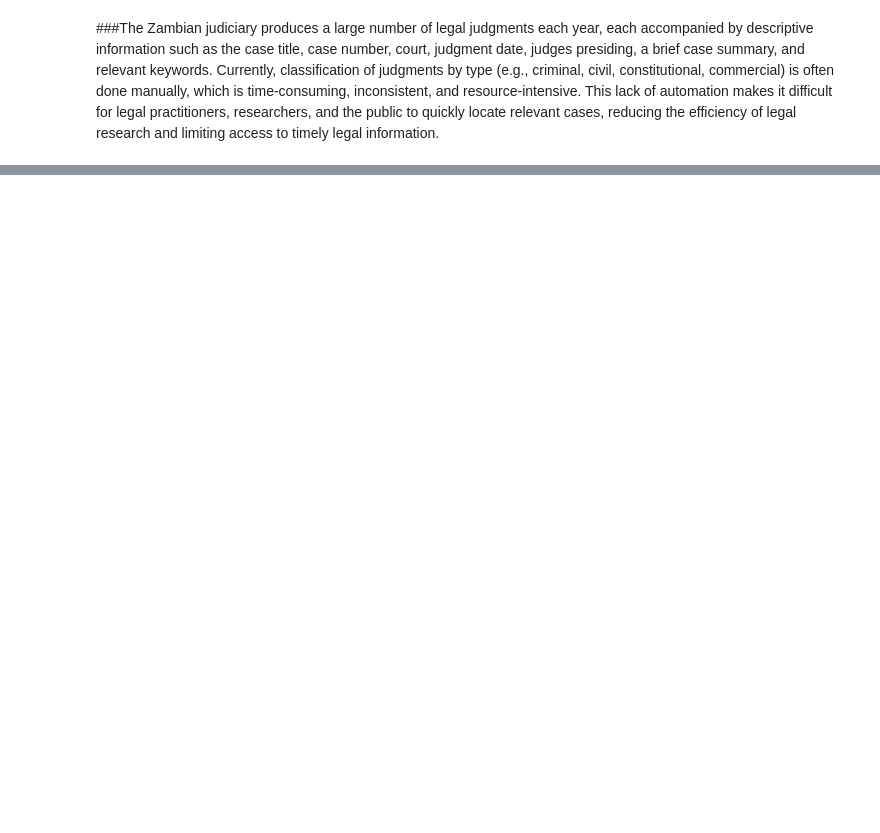
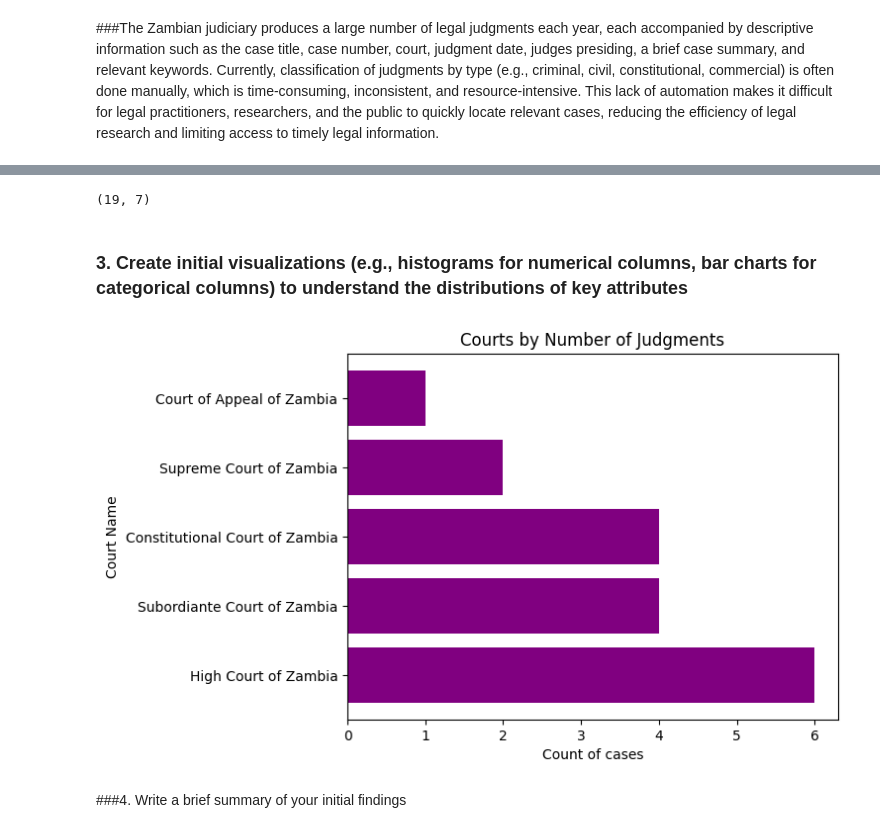
Before and after one commit to SuwilanjiTrey/DataMining-11, a Jupyter notebook: dataMiningGroup11.ipynb, the cells around one changed output, grey strips where cells are left out. Drawn from its saved outputs; the diff is of its cells as text; code cells hidden in the pictures; blank space fills up the shorter version.

Commit message:
[DU] Added Data Understanding portion of the assignment

```diff
--- a/dataMiningGroup11.ipynb
+++ b/dataMiningGroup11.ipynb
@@ -52,0 +60,4 @@
+# %%
+import pandas as pd
+file_path = "/content/drive/MyDrive/Colab Notebooks/misc-unza25-csc4792-project_team11/Group_11_classification_of_judgements - Group_11_Classification_of_type.csv"
+df = pd.read_csv(file_path)
@@ -52,0 +100,18 @@
+# %%
+df.shape
+# %% [output]
+(19, 7)
+# %% [markdown]
+### 3. Create initial visualizations (e.g., histograms for numerical columns, bar charts for categorical columns) to understand the distributions of key attributes
+# %%
+import matplotlib.pyplot as plt
+var_court_counts = df['Court'].value_counts()
+plt.barh(var_court_counts.index,var_court_counts.values,color="purple")
+plt.title("Courts by Number of Judgments")
+plt.xlabel("Count of cases")
+plt.ylabel("Court Name")
+plt.show()
+# %% [output]
+[figure, added]
+# %% [markdown]
+###4. Write a brief summary of your initial findings
```
Also changed, not shown: parts of 17 cells of this notebook.
